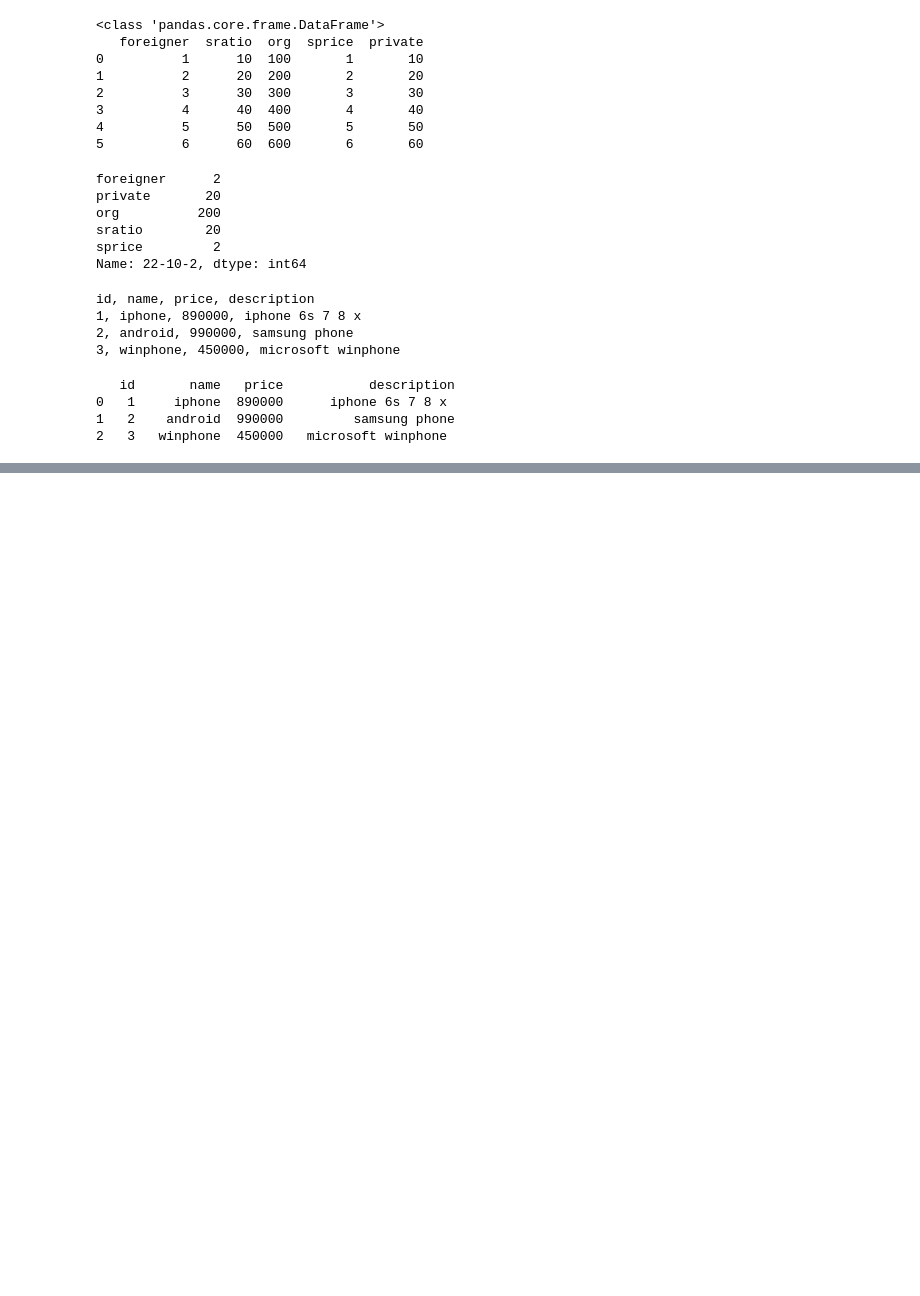
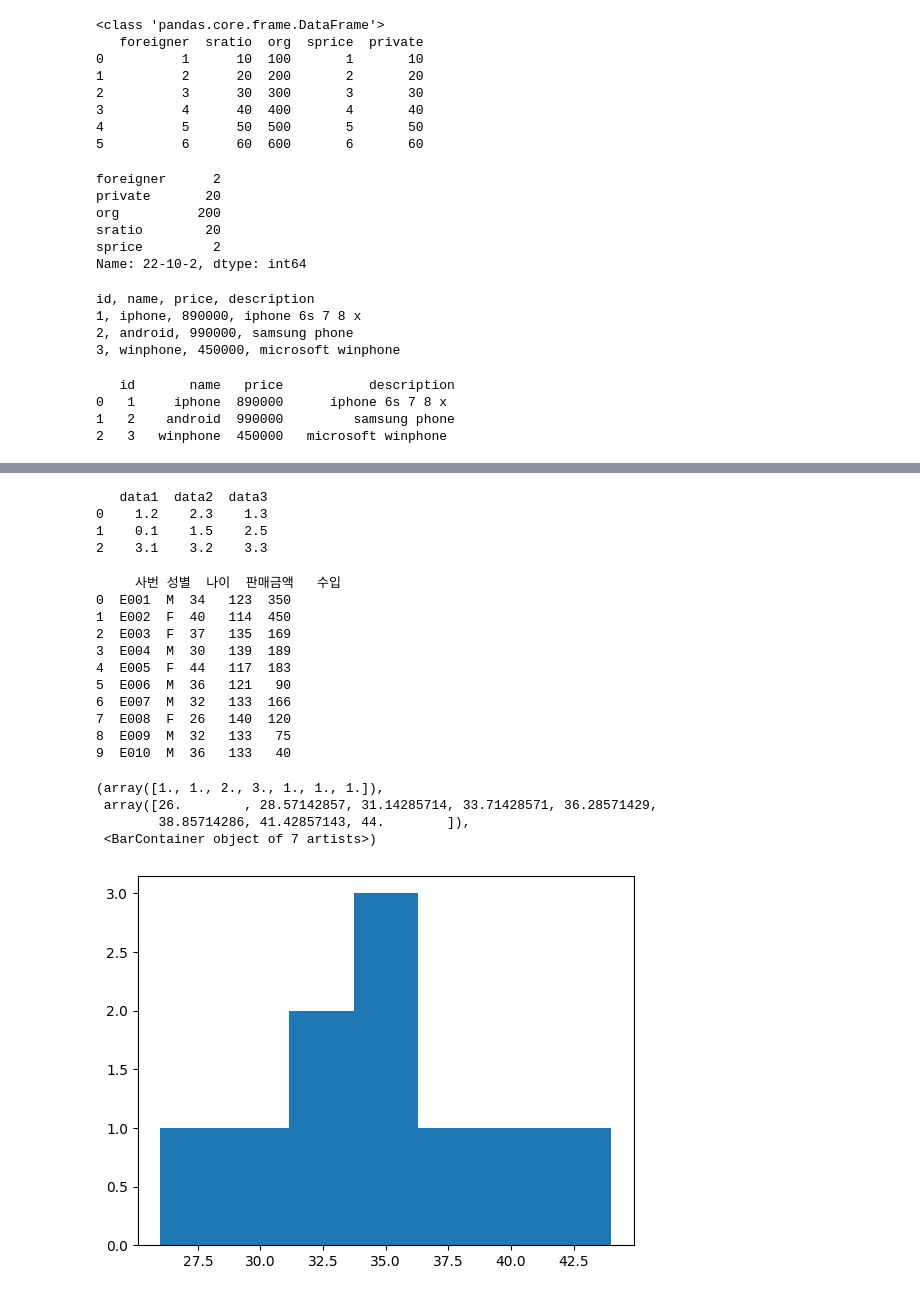
Before and after one commit to sxyxxn/sy_test, a Jupyter notebook: demoPandas.ipynb, the cells around one changed output, grey strips where cells are left out. Drawn from its saved outputs; the diff is of its cells as text; code cells hidden in the pictures; blank space fills up the shorter version.

```diff
--- a/demoPandas.ipynb
+++ b/demoPandas.ipynb
@@ -93,0 +122,35 @@ print( df )
+# %%
+df3 = pd.read_table("c:\\work\\ex3.txt", sep="\s+") #\s : 스페이스 + : 1번에서 N번
+print( df3 )
+# %% [output]
+   data1  data2  data3
+0    1.2    2.3    1.3
+1    0.1    1.5    2.5
+2    3.1    3.2    3.3
+# %%
+# 엑셀을 데이터프레임으로 로딩
+dfExcel = pd.read_excel("c:\\work\\demo.xlsx", "Sheet1")
+print( dfExcel )
+
+import matplotlib.pyplot as plt
+# 그림판 생성
+fig = plt.figure()
+ax = fig.add_subplot(1,1,1)
+ax.hist(dfExcel["나이"], bins=7) #나이 총 10개가 나오지만 7개의 구간으로 나누어서 표출
+# %% [output]
+     사번 성별  나이  판매금액   수입
+0  E001  M  34   123  350
+1  E002  F  40   114  450
+2  E003  F  37   135  169
+3  E004  M  30   139  189
+4  E005  F  44   117  183
+5  E006  M  36   121   90
+6  E007  M  32   133  166
+7  E008  F  26   140  120
+8  E009  M  32   133   75
+9  E010  M  36   133   40
+(array([1., 1., 2., 3., 1., 1., 1.]),
+ array([26.        , 28.57142857, 31.14285714, 33.71428571, 36.28571429,
+        38.85714286, 41.42857143, 44.        ]),
+ <BarContainer object of 7 artists>)
+[figure, added]
```
Also changed, not shown: parts of 9 cells of this notebook.
